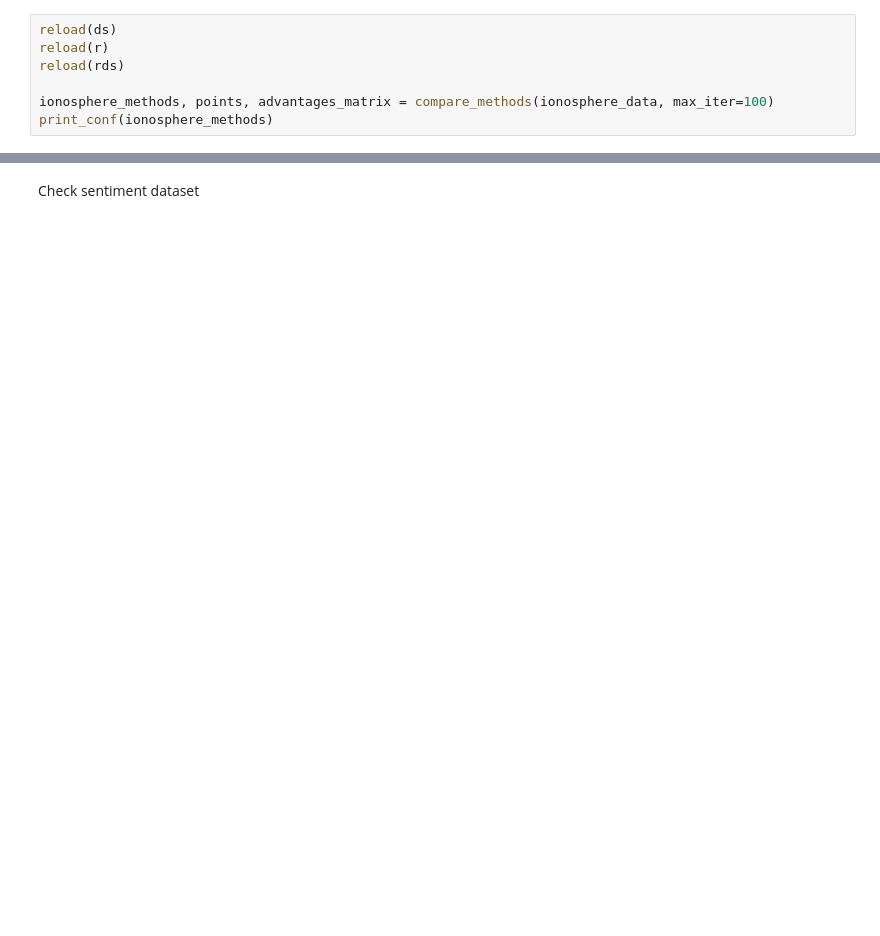
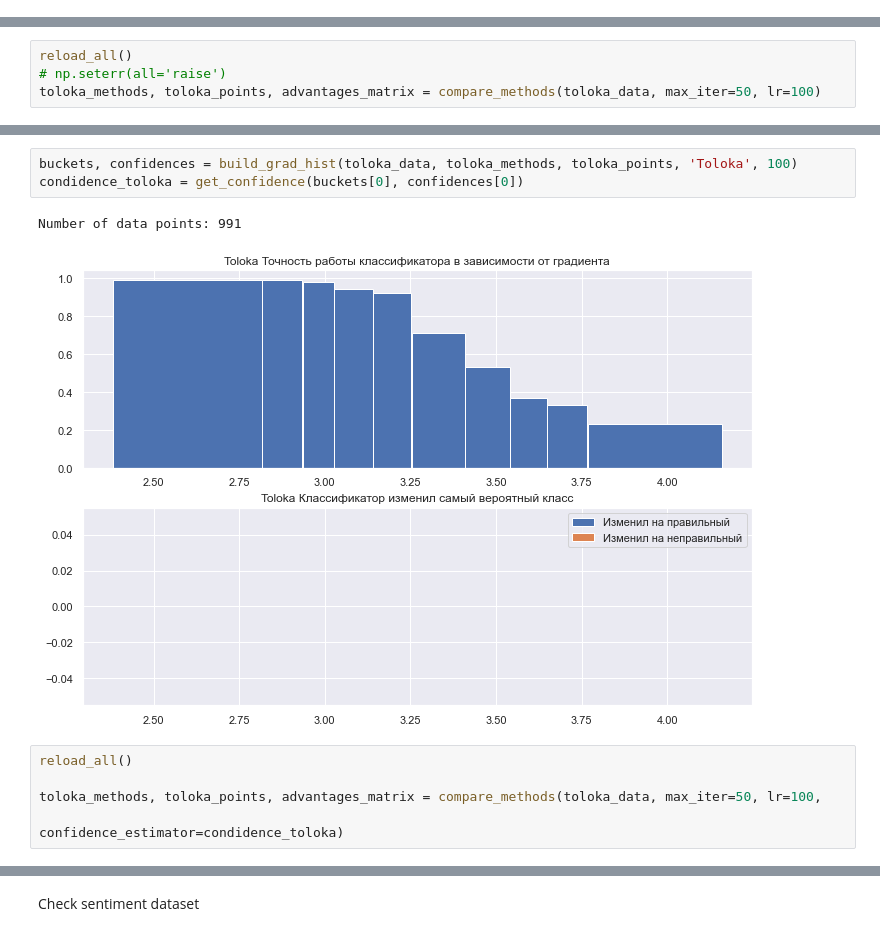
Before and after one commit to AndreySmirdin/CrowdInference, a Jupyter notebook: Benchmark.ipynb, the cells around one changed output, grey strips where cells are left out. Drawn from its saved outputs; the diff is of its cells as text; blank space fills up the shorter version.

```diff
--- a/Benchmark.ipynb
+++ b/Benchmark.ipynb
@@ -405,7 +0,0 @@ def shuffle_features(data):
-# %%
-reload(ds)
-reload(r)
-reload(rds)
-
-ionosphere_methods, points, advantages_matrix = compare_methods(ionosphere_data, max_iter=100)
-print_conf(ionosphere_methods)
@@ -608,0 +295,4 @@ bash: line 11: jupyter: command not found
+# %%
+reload_all()
+# np.seterr(all='raise')
+toloka_methods, toloka_points, advantages_matrix = compare_methods(toloka_data, max_iter=50, lr=100)
@@ -608,0 +318,11 @@ bash: line 11: jupyter: command not found
+# %%
+buckets, confidences = build_grad_hist(toloka_data, toloka_methods, toloka_points, 'Toloka', 100)
+condidence_toloka = get_confidence(buckets[0], confidences[0])
+# %% [output]
+Number of data points: 991
+[figure, added]
+# %%
+reload_all()
+
+toloka_methods, toloka_points, advantages_matrix = compare_methods(toloka_data, max_iter=50, lr=100,
+                                                                        confidence_estimator=condidence_toloka)
```
Also changed, not shown: parts of 76 cells of this notebook, 7 other files.
